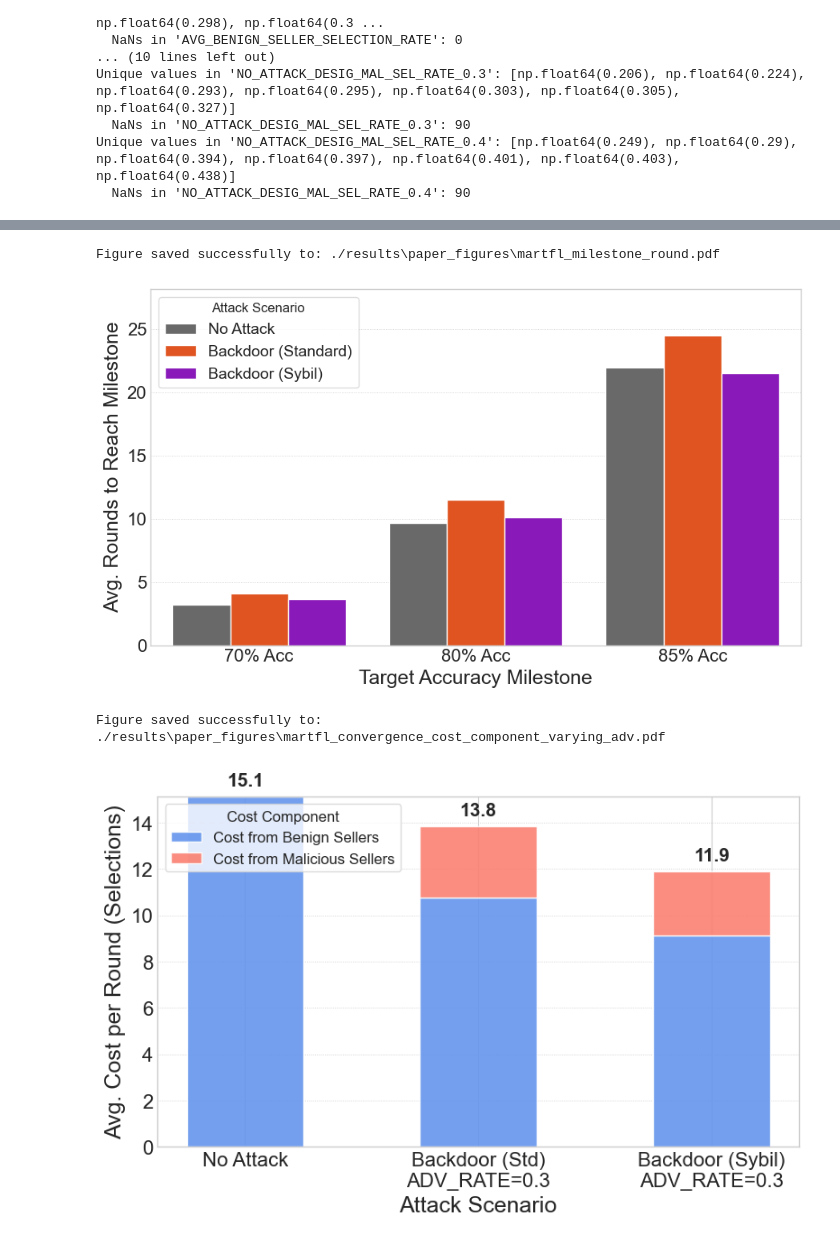
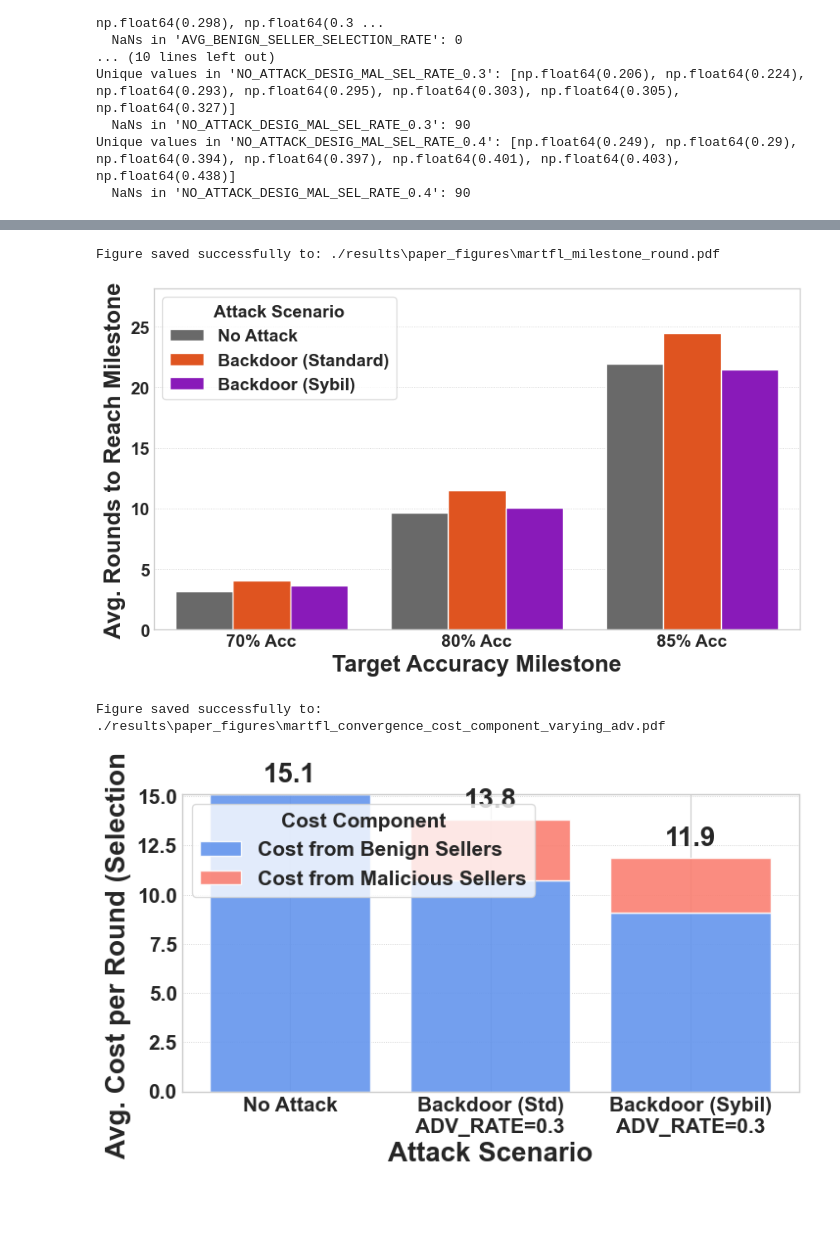
Before and after one commit to szyszyzys/poison_data_valuation, a Jupyter notebook: visual_results.ipynb, the cells around one changed output, grey strips where cells are left out. Cells and saved outputs as stored; diff of their text form; code cells hidden in the pictures; blank space fills up the shorter version.

```diff
--- a/visual_results.ipynb
+++ b/visual_results.ipynb
@@ -991,9 +875,6 @@ if 'summary_df_avg' in locals() and not summary_df_avg.empty:
 
         # --- Plotting Grouped Bar Chart ---
         if not df_for_bars.empty:
-            TITLE_FONT_SIZE = 14; AXIS_LABEL_FONT_SIZE = 12; TICK_LABEL_FONT_SIZE = 11
-            LEGEND_FONT_SIZE = 10; LEGEND_TITLE_FONT_SIZE = 11
-
             plt.figure(figsize=(9, 5.5)) # Adjust size for clarity
 
             # Define a palette for the conditions
@@ -1014,15 +895,11 @@ if 'summary_df_avg' in locals() and not summary_df_avg.empty:
                 order=milestone_order, # Ensure milestones are in logical order
                 hue_order=['No Attack', 'Backdoor (Standard)', 'Backdoor (Sybil)'], # Consistent legend order
                 palette=condition_palette,
-                # errorbar=None # If summary_df_avg already contains averages
             )
 
-            plt.xlabel('Target Accuracy Milestone', fontsize=AXIS_LABEL_FONT_SIZE)
-            plt.ylabel('Avg. Cost to Reach Milestone', fontsize=AXIS_LABEL_FONT_SIZE)
-            plt.xticks(fontsize=TICK_LABEL_FONT_SIZE)
-            plt.yticks(fontsize=TICK_LABEL_FONT_SIZE)
+            plt.xlabel('Target Accuracy Milestone')
+            plt.ylabel('Avg. Cost to Reach Milestone')
 
-            # Set y-limit (optional, adjust based on your data)
             max_rounds_plot = df_for_bars['Rounds to Converge'].max()
             plt.ylim(0, max_rounds_plot * 1.15 if pd.notna(max_rounds_plot) else 200)
 
@@ -1030,7 +907,7 @@ if 'summary_df_avg' in locals() and not summary_df_avg.empty:
             plt.grid(True, which='major', linestyle=':', linewidth=0.6, axis='y')
             plt.gca().set_axisbelow(True) # Grid behind bars
 
-            plt.legend(title='Attack Scenario', fontsize=LEGEND_FONT_SIZE, title_fontsize=LEGEND_TITLE_FONT_SIZE, loc='upper left', frameon=True, edgecolor='lightgray')
+            plt.legend(title='Attack Scenario', loc='upper left', frameon=True, edgecolor='lightgray')
 
             attack_adv_rate_info = ""
             if not no_attack_data.empty and (not std_backdoor_data.empty or not mimic_backdoor_data.empty):
@@ -1140,8 +1017,6 @@ if 'summary_df_avg' in locals() and not summary_df_avg.empty:
 
         # --- Plotting Grouped Bar Chart ---
         if not df_for_bars.empty:
-            TITLE_FONT_SIZE = 14; AXIS_LABEL_FONT_SIZE = 12; TICK_LABEL_FONT_SIZE = 11
-            LEGEND_FONT_SIZE = 10; LEGEND_TITLE_FONT_SIZE = 11
 
             plt.figure(figsize=(9, 5.5)) # Adjust size for clarity
 
@@ -1166,10 +1041,8 @@ if 'summary_df_avg' in locals() and not summary_df_avg.empty:
                 # errorbar=None # If summary_df_avg already contains averages
             )
 
-            plt.xlabel('Target Accuracy Milestone', fontsize=AXIS_LABEL_FONT_SIZE)
-            plt.ylabel('Avg. Rounds to Reach Milestone', fontsize=AXIS_LABEL_FONT_SIZE)
-            plt.xticks(fontsize=TICK_LABEL_FONT_SIZE)
-            plt.yticks(fontsize=TICK_LABEL_FONT_SIZE)
+            plt.xlabel('Target Accuracy Milestone')
+            plt.ylabel('Avg. Rounds to Reach Milestone')
 
             # Set y-limit (optional, adjust based on your data)
             max_rounds_plot = df_for_bars['Rounds to Converge'].max()
@@ -1179,7 +1052,7 @@ if 'summary_df_avg' in locals() and not summary_df_avg.empty:
             plt.grid(True, which='major', linestyle=':', linewidth=0.6, axis='y')
             plt.gca().set_axisbelow(True) # Grid behind bars
 
-            plt.legend(title='Attack Scenario', fontsize=LEGEND_FONT_SIZE, title_fontsize=LEGEND_TITLE_FONT_SIZE, loc='upper left', frameon=True, edgecolor='lightgray')
+            plt.legend(title='Attack Scenario', loc='upper left', frameon=True, edgecolor='lightgray')
 
             attack_adv_rate_info = ""
             if not no_attack_data.empty and (not std_backdoor_data.empty or not mimic_backdoor_data.empty):
@@ -1206,7 +1079,7 @@ else:
     print("DataFrame 'summary_df_avg' is not available. Skipping milestone speed plot.")
 # %% [output]
 Figure saved successfully to: ./results\paper_figures\martfl_milestone_round.pdf
-[figure, old version]
+[figure, new version]
 # %%
 import pandas as pd
 import matplotlib.pyplot as plt
@@ -1270,50 +1143,47 @@ if 'summary_df_avg' in locals() and not summary_df_avg.empty:
 
         # --- Plotting Stacked Bar Chart ---
         if any(pd.notna(c) for c in benign_costs + malicious_costs) and any(c > 0 for c in benign_costs + malicious_costs):
-            TITLE_FONT_SIZE = 14; AXIS_LABEL_FONT_SIZE = 12; TICK_LABEL_FONT_SIZE = 10 # Reduced x-tick for long labels
-            LEGEND_FONT_SIZE = 10; BAR_WIDTH = 0.5 # Adjusted bar width
-
-            fig, ax = plt.subplots(figsize=(8, 5.5))
+            fig, ax = plt.subplots()
 
             x_pos = np.arange(len(scenarios))
 
-            bar1 = ax.bar(x_pos, benign_costs, BAR_WIDTH, label='Cost from Benign Sellers', color='cornflowerblue', alpha=0.9)
-            bar2 = ax.bar(x_pos, malicious_costs, BAR_WIDTH, bottom=benign_costs, label='Cost from Malicious Sellers', color='salmon', alpha=0.9)
+            bar1 = ax.bar(x_pos, benign_costs, label='Cost from Benign Sellers', color='cornflowerblue', alpha=0.9)
+            bar2 = ax.bar(x_pos, malicious_costs, bottom=benign_costs, label='Cost from Malicious Sellers', color='salmon', alpha=0.9)
 
-            ax.set_xlabel('Attack Scenario', fontsize=AXIS_LABEL_FONT_SIZE)
-            ax.set_ylabel('Avg. Cost per Round (Selections)', fontsize=AXIS_LABEL_FONT_SIZE)
-            ax.tick_params(axis='y', labelsize=TICK_LABEL_FONT_SIZE)
+            ax.set_xlabel('Attack Scenario', )
+            ax.set_ylabel('Avg. Cost per Round (Selections)')
+            ax.tick_params(axis='y')
 
             ax.set_xticks(x_pos)
-            ax.set_xticklabels(scenarios, rotation=0, ha="center", fontsize=TICK_LABEL_FONT_SIZE)
+            ax.set_xticklabels(scenarios, rotation=0, ha="center")
 
             # Add values on top of bars for total cost
             for i in range(len(x_pos)):
                 total_height = (benign_costs[i] if pd.notna(benign_costs[i]) else 0) + \
                                (malicious_costs[i] if pd.notna(malicious_costs[i]) else 0)
                 if total_height > 0: # Only add text if bar has height
                      ax.text(x_pos[i], total_height + 0.02 * (ax.get_ylim()[1] - ax.get_ylim()[0]), # Position above bar
-                            f'{total_height:.1f}', ha='center', va='bottom', fontsize=TICK_LABEL_FONT_SIZE-1, fontweight='bold')
+                            f'{total_height:.1f}', ha='center', va='bottom', fontweight='bold')
 
             ax.grid(True, which='major', linestyle=':', linewidth=0.6, axis='y'); ax.set_axisbelow(True)
-            ax.legend(title='Cost Component', fontsize=LEGEND_FONT_SIZE, title_fontsize=LEGEND_FONT_SIZE, loc='upper left', frameon=True, edgecolor='lightgray')
+            ax.legend(title='Cost Component', loc='upper left', frameon=True, edgecolor='lightgray')
             # fig.suptitle(f'{current_aggregation_method}: Composition of Avg. Cost per Round by Attack Scenario', fontsize=TITLE_FONT_SIZE, y=0.98, fontweight='bold')
             plt.tight_layout(rect=[0, 0, 1, 0.95])
             fig = plt.gcf()
             save_figure_as_pdf(
                 fig=fig,
                 output_directory=FIGURE_SAVE_DIR,
                 base_filename="convergence_cost_component_varying_adv", # Base name describing the plot
                 current_aggregation_method=current_aggregation_method,
                 # other_details=f"target{int(TARGET_ACCURACY_COC*100)}acc" # Example other detail
             )
         else:
             print("Not enough data to plot Cost Composition bar chart after filtering for specific scenarios.")
 else:
     print("DataFrame 'summary_df_avg' is not available. Skipping Cost Composition plot.")
 # %% [output]
 Figure saved successfully to: ./results\paper_figures\martfl_convergence_cost_component_varying_adv.pdf
-[figure, old version]
+[figure, new version]
 # %%
 import pandas as pd
 import matplotlib.pyplot as plt
```
Also changed, not shown: parts of 15 cells of this notebook, 2 other files.
